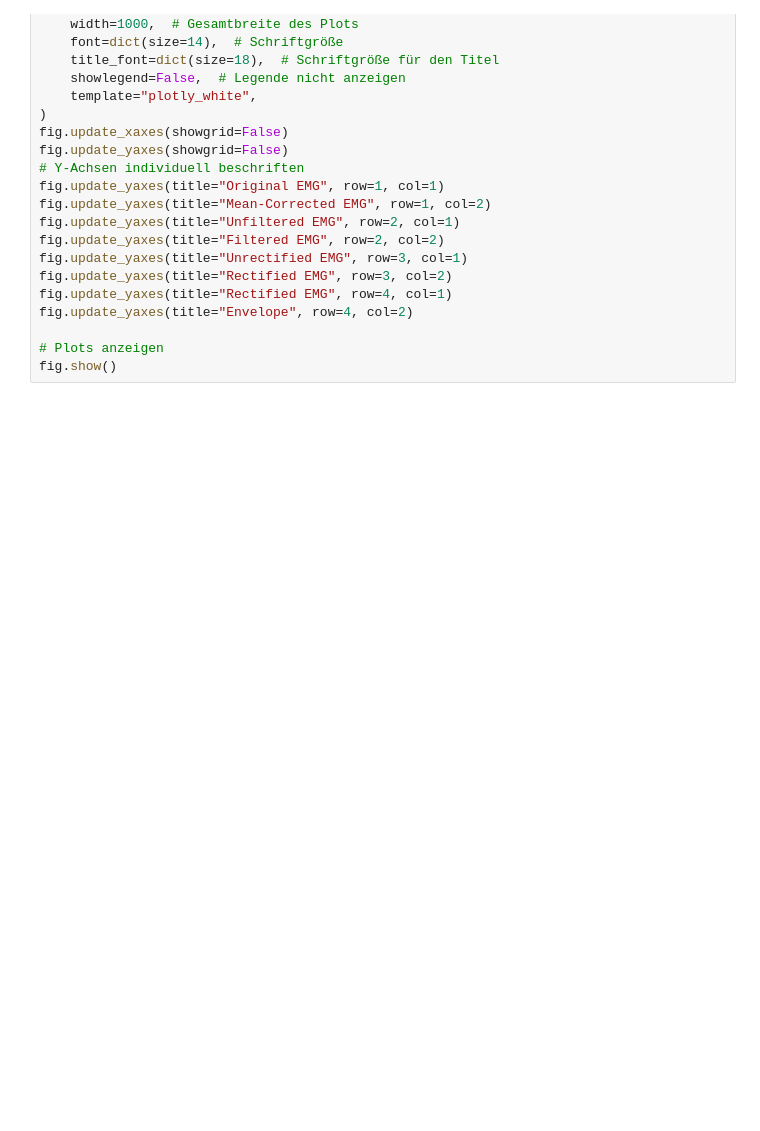
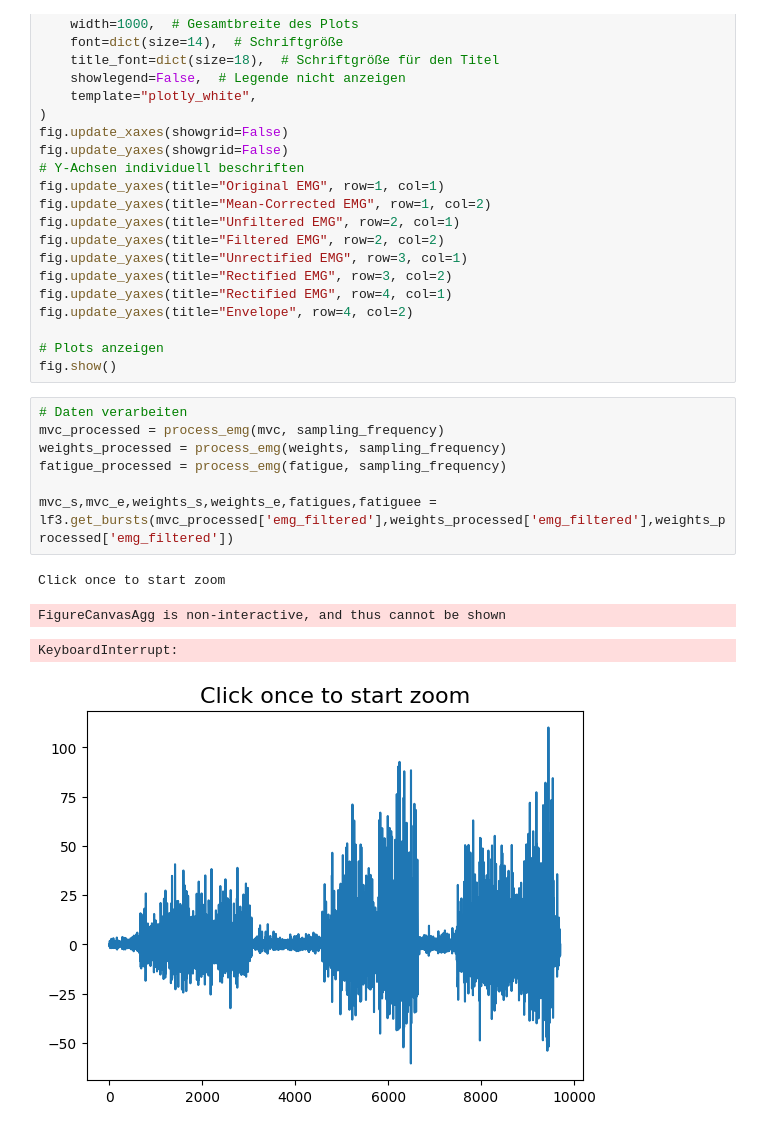
Before and after one commit to TobiW03/BSV_Praktikum3, a Jupyter notebook: main.ipynb, the cells around one changed output. Cells and saved outputs as stored; diff of their text form; blank space fills up the shorter version.

```diff
--- a/main.ipynb
+++ b/main.ipynb
@@ -127,3 +127,15 @@ fig.update_yaxes(title="Envelope", row=4, col=2)
 
 # Plots anzeigen
 fig.show()
+# %%
+# Daten verarbeiten
+mvc_processed = process_emg(mvc, sampling_frequency)
+weights_processed = process_emg(weights, sampling_frequency)
+fatigue_processed = process_emg(fatigue, sampling_frequency)
+
+mvc_s,mvc_e,weights_s,weights_e,fatigues,fatiguee = lf3.get_bursts(mvc_processed['emg_filtered'],weights_processed['emg_filtered'],weights_processed['emg_filtered'])
+# %% [output]
+Click once to start zoom
+FigureCanvasAgg is non-interactive, and thus cannot be shown
+KeyboardInterrupt:
+[figure, added]
```
